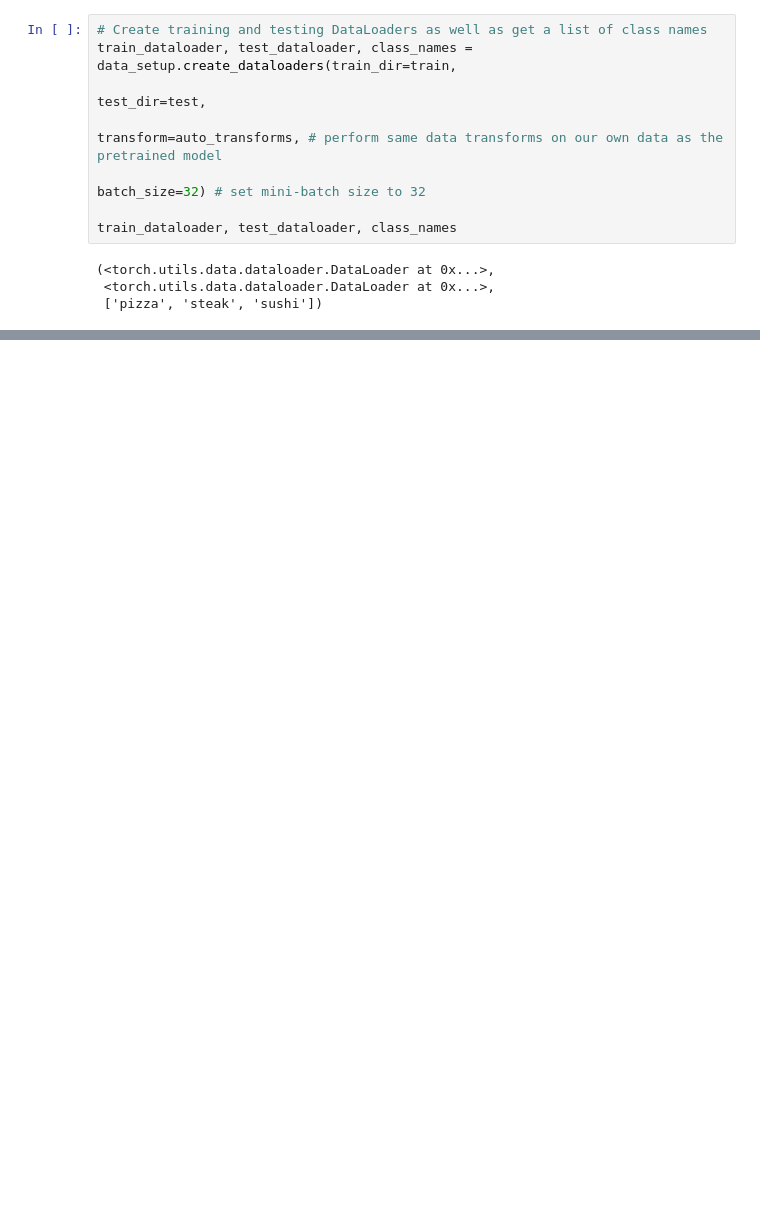
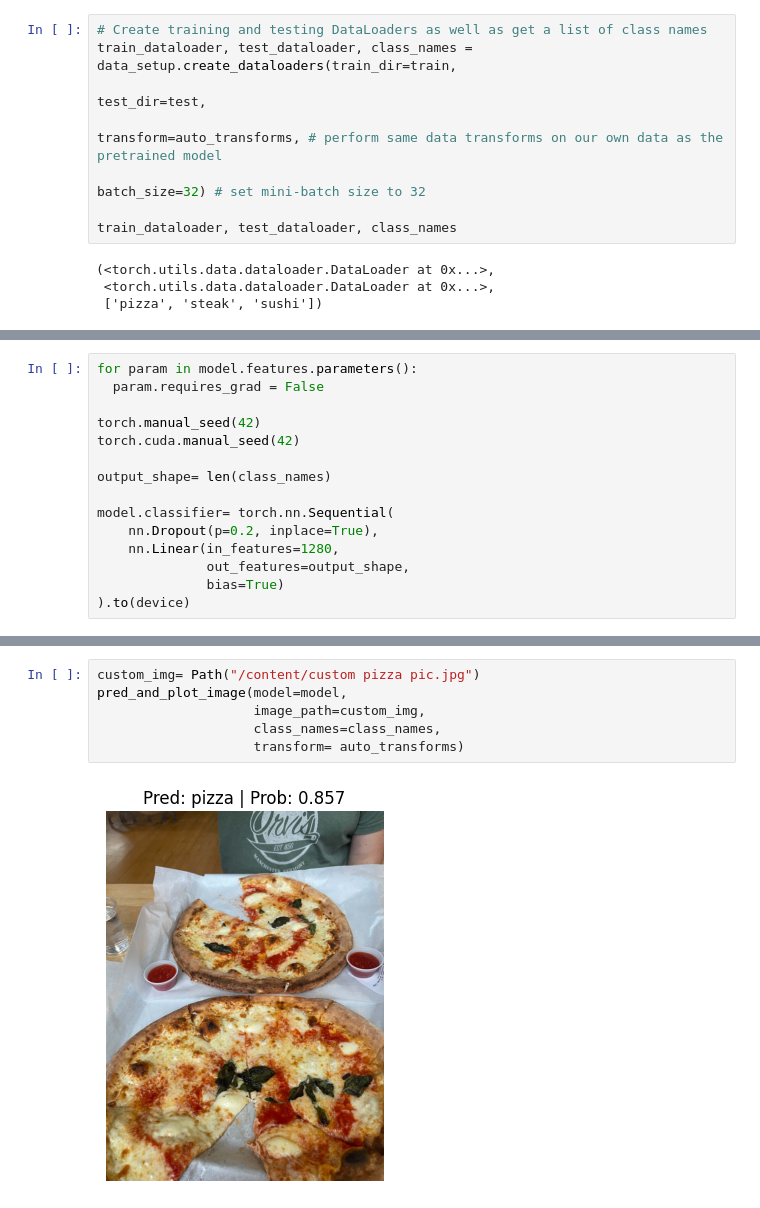
Before and after one commit to Fares-pr0g/ML-journey-ep-2-Experimenting-with-NN-s-in-PyTorch, a Jupyter notebook: Learning_PyTorch_05_Transfer_Learning.ipynb, the cells around one changed output, grey strips where cells are left out. Drawn from its saved outputs; the diff is of its cells as text; blank space fills up the shorter version.

```diff
--- a/Learning_PyTorch_05_Transfer_Learning.ipynb
+++ b/Learning_PyTorch_05_Transfer_Learning.ipynb
@@ -115 +479,16 @@ train_dataloader, test_dataloader, class_names
+# %%
+for param in model.features.parameters():
+  param.requires_grad = False
+
+torch.manual_seed(42)
+torch.cuda.manual_seed(42)
+
+output_shape= len(class_names)
+
+model.classifier= torch.nn.Sequential(
+    nn.Dropout(p=0.2, inplace=True),
+    nn.Linear(in_features=1280,
+              out_features=output_shape,
+              bias=True)
+).to(device)
 # %%
@@ -141,0 +641,8 @@ Estimated Total Size (MB): 3492.77
+# %%
+custom_img= Path("/content/custom pizza pic.jpg")
+pred_and_plot_image(model=model,
+                    image_path=custom_img,
+                    class_names=class_names,
+                    transform= auto_transforms)
+# %% [output]
+[figure, added]
```
Also changed, not shown: parts of 31 cells of this notebook.
